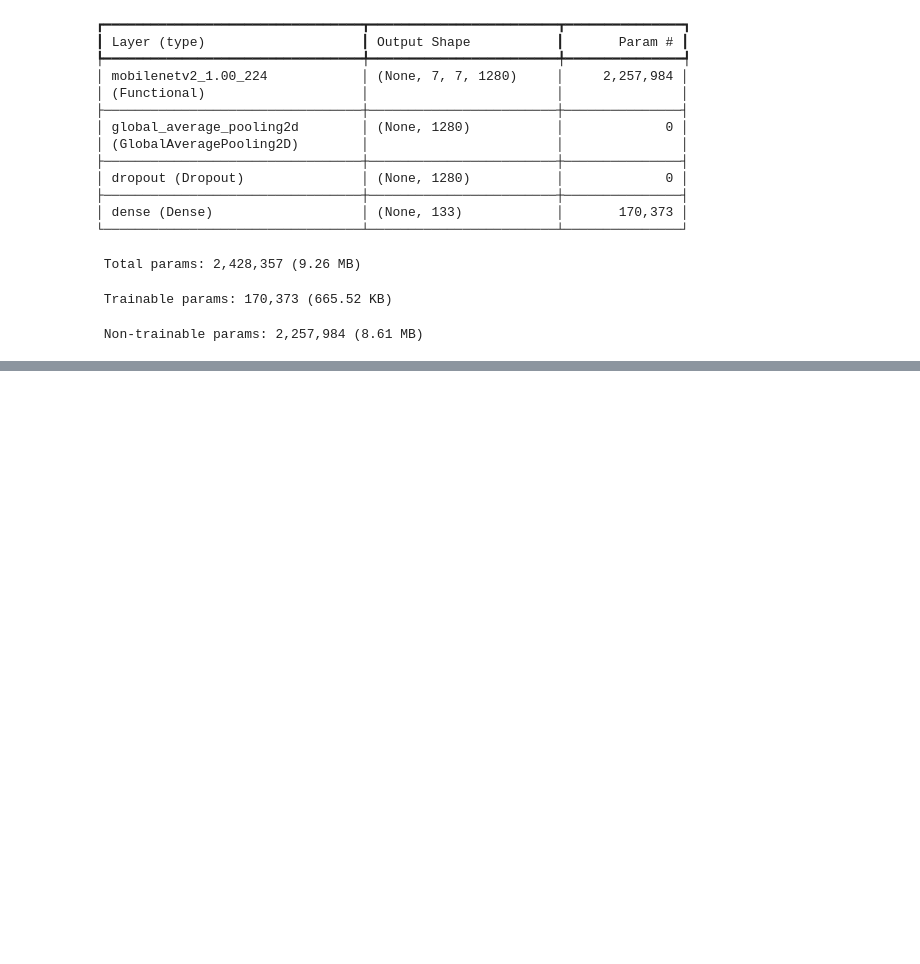
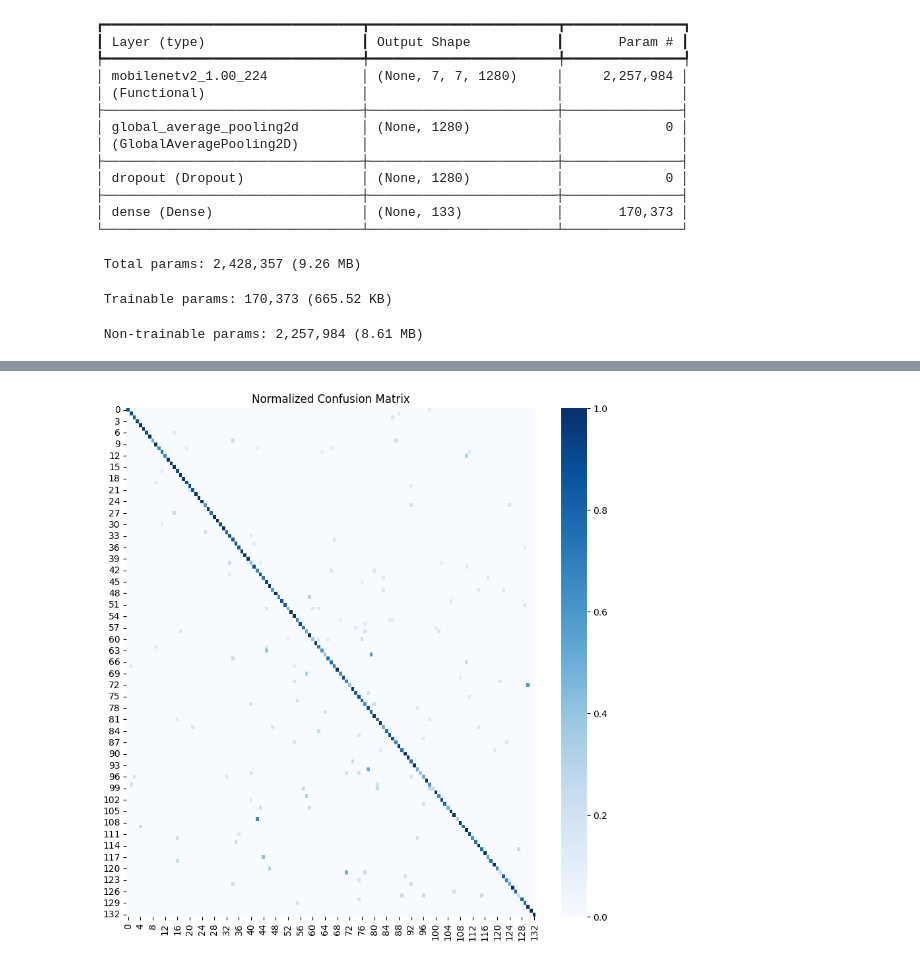
Before and after one commit to KMarci92/Dog_Breed_Identification, a Jupyter notebook: dog_breed_classifier.ipynb, the cells around one changed output, grey strips where cells are left out. Saved outputs shown, nothing was run; the diff lists cells and outputs as text; code cells hidden in the pictures; blank space fills up the shorter version.

Commit message:
Added model analysis visualizations and project documentation

```diff
--- a/dog_breed_classifier.ipynb
+++ b/dog_breed_classifier.ipynb
@@ -223,0 +230,11 @@ predictions = model.predict(X_test)
+# %%
+y_pred = np.argmax(predictions, axis=1)
+cm = confusion_matrix(y_test, y_pred)
+cm_norm = cm.astype('float') / cm.sum(axis=1, keepdims=True)
+
+plt.figure(figsize=(10,10))
+sns.heatmap(cm_norm, cmap='Blues')
+plt.title("Normalized Confusion Matrix")
+plt.show()
+# %% [output]
+[figure, added]
```
Also changed, not shown: parts of 9 cells of this notebook, 1 other file.
